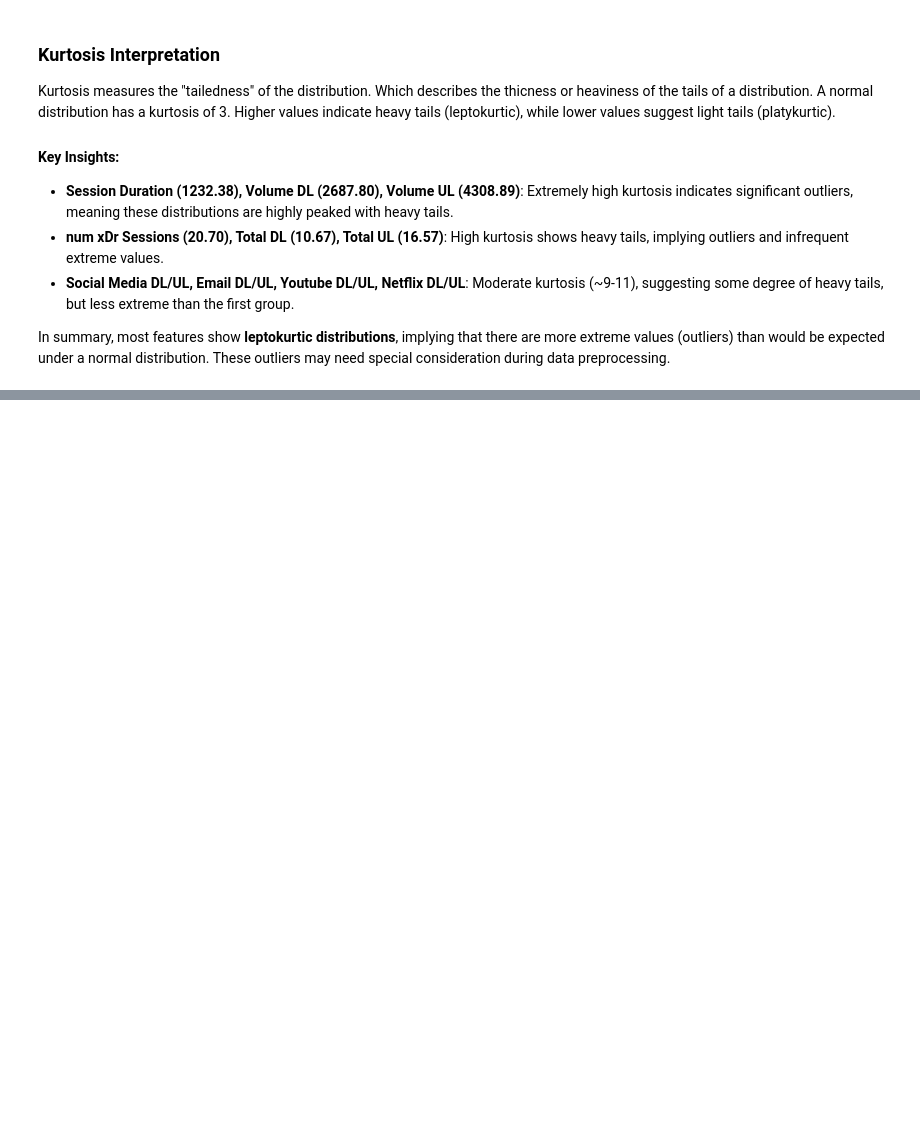
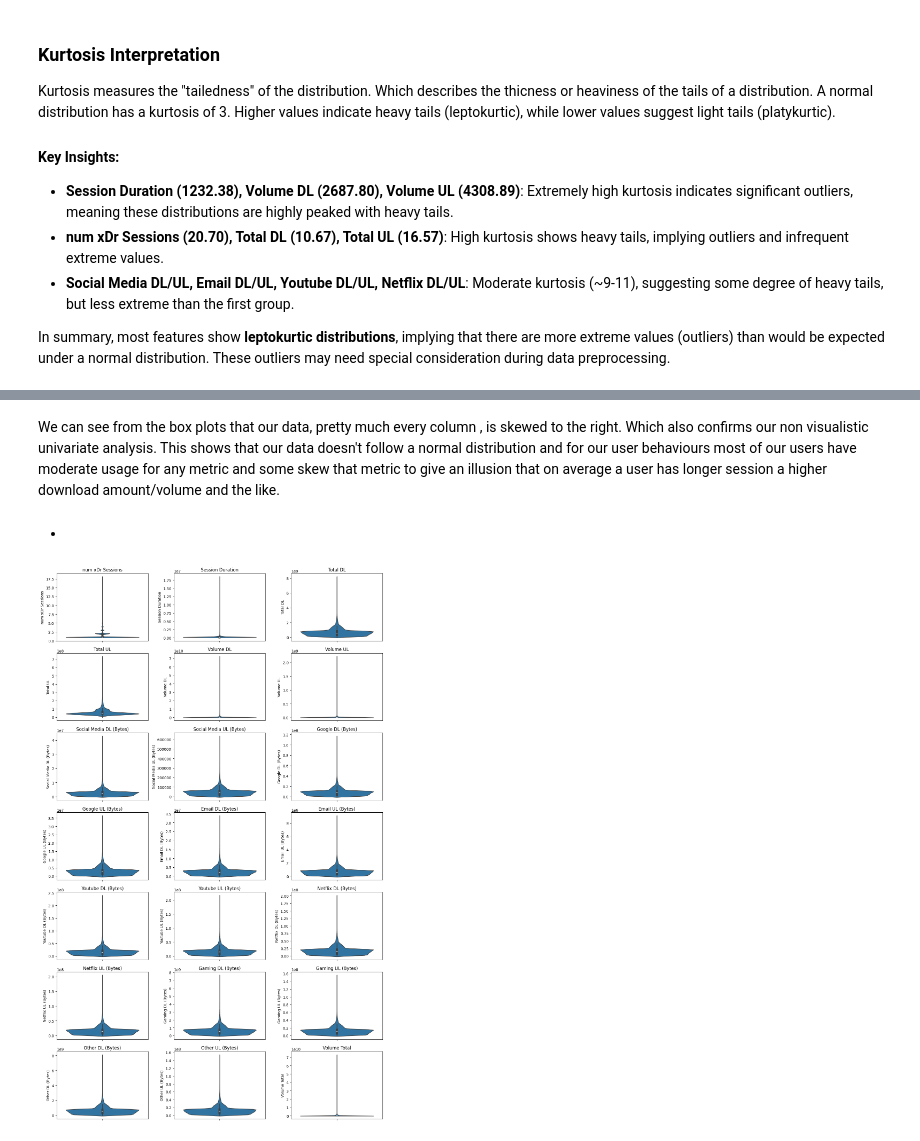
Before and after one commit to WildCayote/TellCo-Profitability-Opportunity-Analysis, a Jupyter notebook: notebooks/user_overview_analysis.ipynb, the cells around one changed output, grey strips where cells are left out. Saved outputs shown, nothing was run; the diff lists cells and outputs as text; code cells hidden in the pictures; blank space fills up the shorter version.

```diff
--- a/notebooks/user_overview_analysis.ipynb
+++ b/notebooks/user_overview_analysis.ipynb
@@ -421,0 +451,23 @@ In summary, most features show **leptokurtic distributions**, implying that ther
+# %% [markdown]
+We can see from the box plots that our data, pretty much every column , is skewed to the right. Which also confirms our non visualistic univariate analysis. This shows that our data doesn't follow a normal distribution and for our user behaviours most of our users have moderate usage for any metric and some skew that metric to give an illusion that on average a user has longer session a higher download amount/volume and the like.
+# %% [markdown]
+*
+# %%
+# Create subplots for drawing the box plots on one axis/image
+fig, axes = plt.subplots(nrows=num_rows, ncols=NUM_COLS, figsize=(13, num_rows * 3))
+
+# Flatten the axes array for easy indexing
+axes = axes.flatten()
+
+# Loop through columns to create violine plots
+for idx, col_name in enumerate(user_behaviour.columns):
+    if col_name in user_behaviour.columns:
+        sns.violinplot(data=user_behaviour[col_name].astype(float), ax=axes[idx], orient='v')
+        axes[idx].set_title(col_name)
+    else:
+        axes[idx].set_visible(False)  # Hide unused subplots
+
+# Adjust spacing between subplots
+plt.tight_layout()
+# %% [output]
+[figure, added]
```
Also changed, not shown: parts of 5 cells of this notebook.
